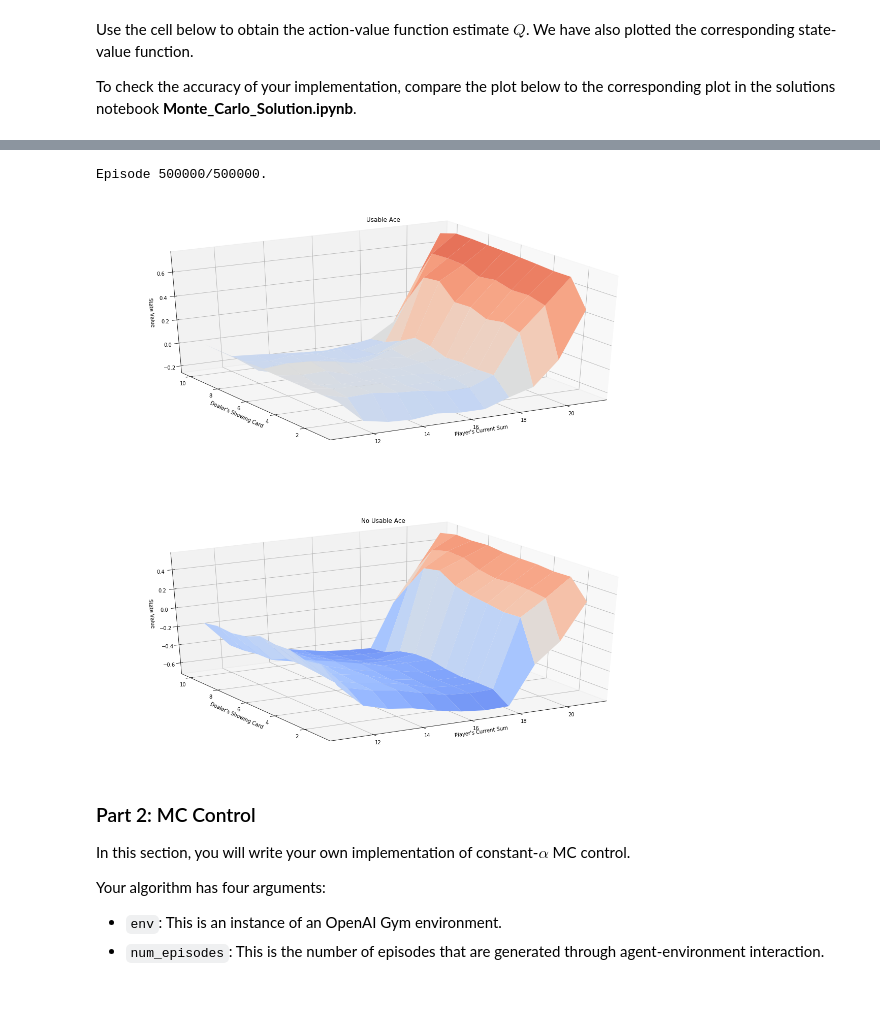
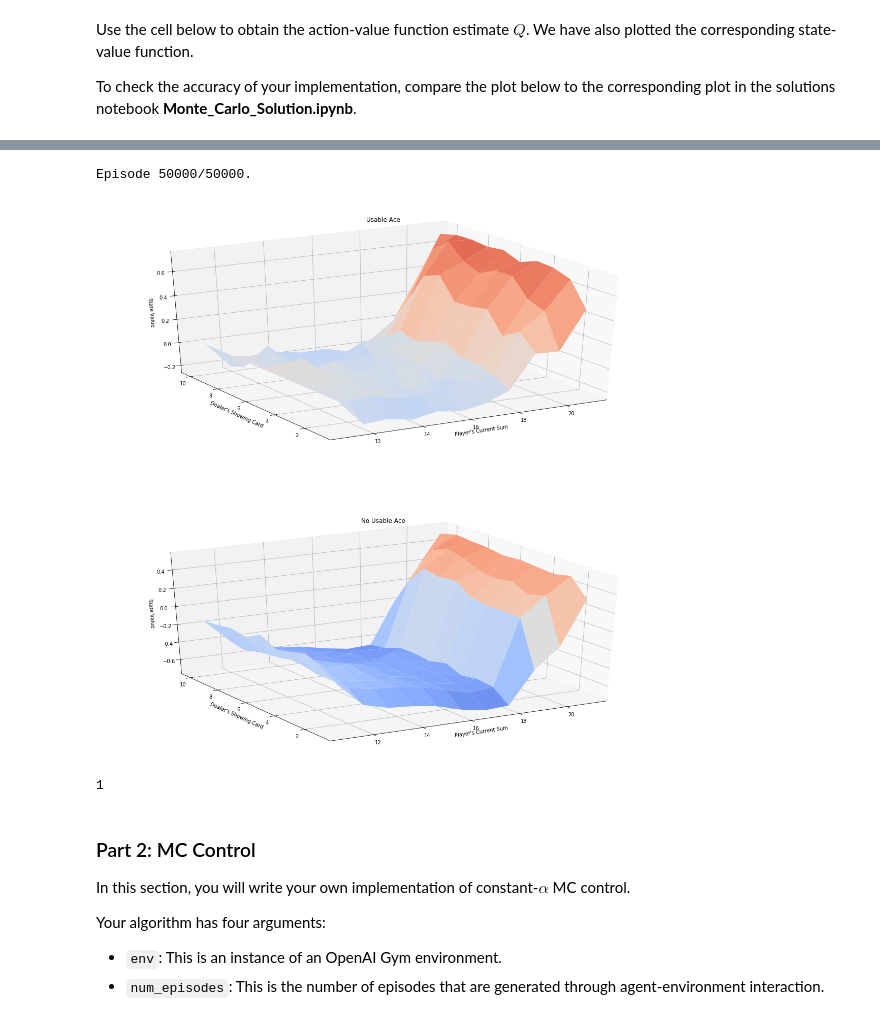
Before and after one commit to udacity/deep-reinforcement-learning, a Jupyter notebook: monte-carlo/Monte_Carlo.ipynb, the cells around one changed output, grey strips where cells are left out. Cells and saved outputs as stored; diff of their text form; code cells hidden in the pictures.

```diff
--- a/monte-carlo/Monte_Carlo.ipynb
+++ b/monte-carlo/Monte_Carlo.ipynb
@@ -144,7 +135,7 @@ def mc_prediction_q(env, num_episodes, generate_episode, gamma=1):
         # monitor progress
         if i_episode % 1000 == 0:
             print("\rEpisode {}/{}.".format(i_episode, num_episodes), end="")
-            sys.stdout.flush()
+        [((12, 4, False), 1, -1)]    sys.stdout.flush()
         list_env = generate_episode(env)
 
         for i,envy in enumerate(list_env):
@@ -172,16 +162,20 @@ Episode 500000/500000.
 # %%
 # obtain the action-value function
-Q = mc_prediction_q(env, 500000, generate_episode_from_limit_stochastic,.3)
+Q = mc_prediction_q(env, 50000, generate_episode_from_limit_stochastic,.3)
 
 # obtain the corresponding state-value function
 V_to_plot = dict((k,(k[0]>18)*(np.dot([0.8, 0.2],v)) + (k[0]<=18)*(np.dot([0.2, 0.8],v))) \
          for k, v in Q.items())
 
 # plot the state-value function
 plot_blackjack_values(V_to_plot)
 # %% [output]
-Episode 500000/500000.
+Episode 50000/50000.
-[figure, old version]
+[figure, new version]
+# %%
+np.argmax(Q[(12, 8, False)])
+# %% [output]
+1
 # %% [markdown]
 ### Part 2: MC Control
 
```
Also changed, not shown: parts of 21 cells of this notebook.
